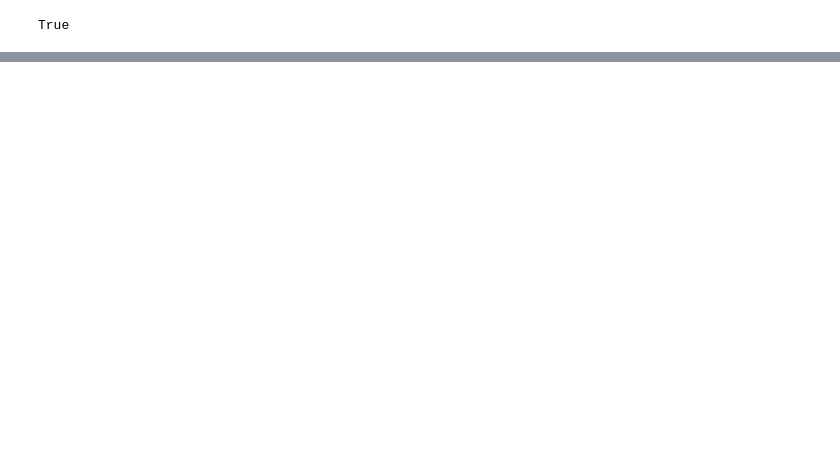
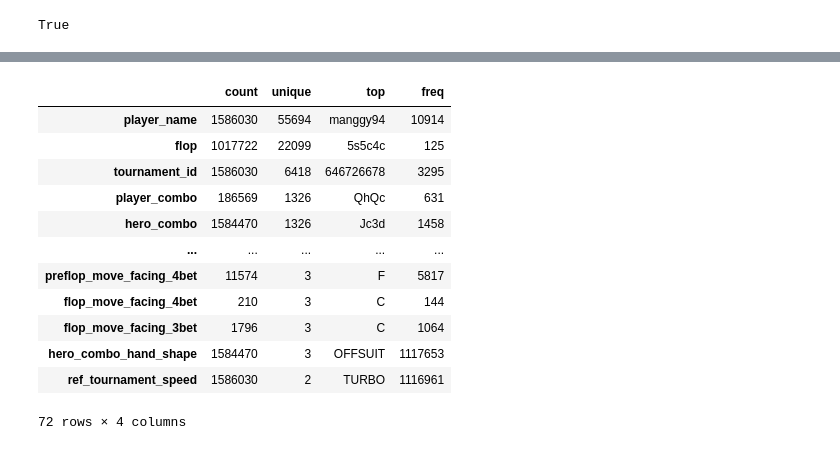
Before and after one commit to Manggy94/PokerDataAnalytics, a Jupyter notebook: notebooks/preprocessing.ipynb, the cells around one changed output, grey strips where cells are left out. Cells and saved outputs as stored; diff of their text form; code cells hidden in the pictures; blank space fills up the shorter version.

```diff
--- a/notebooks/preprocessing.ipynb
+++ b/notebooks/preprocessing.ipynb
@@ -20,3 +20,19 @@ memory usage: 192.4+ MB
+# %%
+data.select_dtypes(include="category").describe().T.sort_values(by="unique", ascending=False)
+# %% [output]
+|  | count | unique | top | freq |
+| player_name | 1586030 | 55694 | manggy94 | 10914 |
+| flop | 1017722 | 22099 | 5s5c4c | 125 |
+| tournament_id | 1586030 | 6418 | 646726678 | 3295 |
+| player_combo | 186569 | 1326 | QhQc | 631 |
+| hero_combo | 1584470 | 1326 | Jc3d | 1458 |
+| ... | ... | ... | ... | ... |
+| preflop_move_facing_4bet | 11574 | 3 | F | 5817 |
+| flop_move_facing_4bet | 210 | 3 | C | 144 |
+| flop_move_facing_3bet | 1796 | 3 | C | 1064 |
+| hero_combo_hand_shape | 1584470 | 3 | OFFSUIT | 1117653 |
+| ref_tournament_speed | 1586030 | 2 | TURBO | 1116961 |
+72 rows × 4 columns
 # %%
 data.head()
 # %% [output]
```
Also changed, not shown: parts of 14 cells of this notebook, 16 other files.
